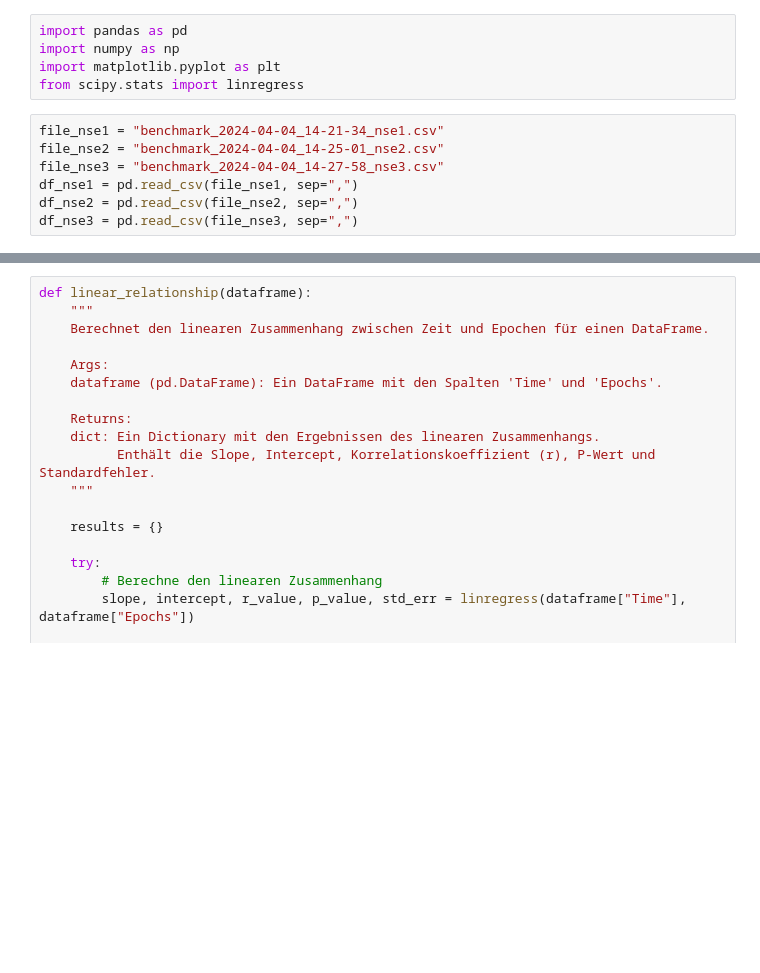
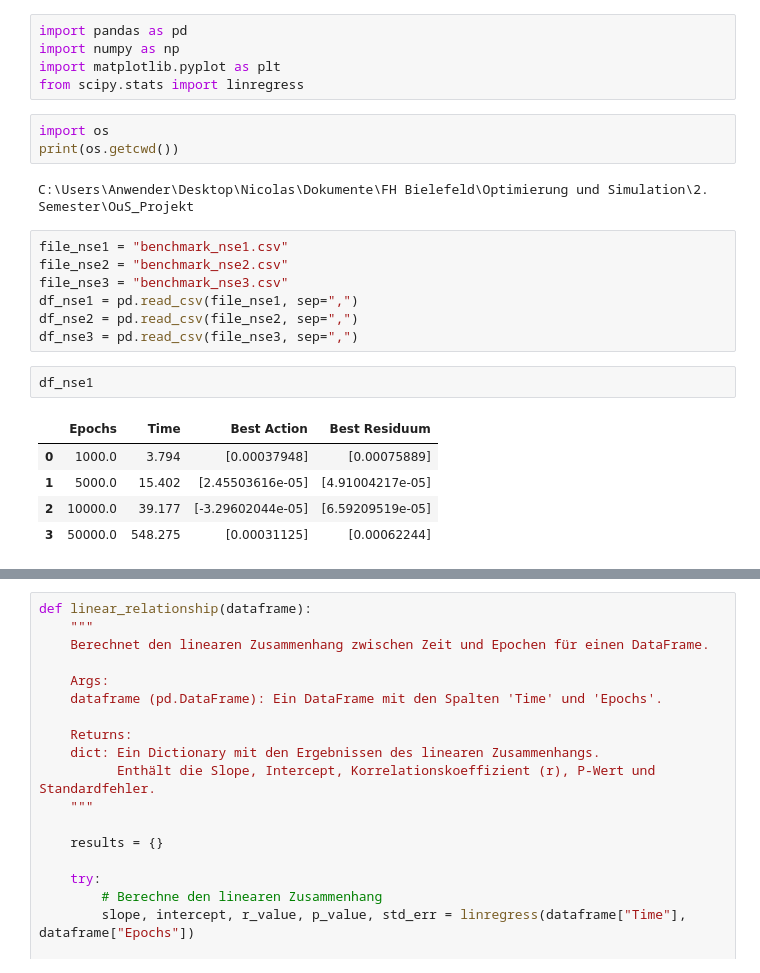
Before and after one commit to Nicolas2912/OuS_Projekt, a Jupyter notebook: benchmark_analysis.ipynb, the cells around one changed output, grey strips where cells are left out. Cells and saved outputs as stored; diff of their text form; blank space fills up the shorter version.

```diff
--- a/benchmark_analysis.ipynb
+++ b/benchmark_analysis.ipynb
@@ -3,13 +3,26 @@ import pandas as pd
 import numpy as np
 import matplotlib.pyplot as plt
 from scipy.stats import linregress
+# %%
+import os
+print(os.getcwd())
+# %% [output]
+C:\Users\Anwender\Desktop\Nicolas\Dokumente\FH Bielefeld\Optimierung und Simulation\2. Semester\OuS_Projekt
 # %%
-file_nse1 = "benchmark_2024-04-04_14-21-34_nse1.csv"
-file_nse2 = "benchmark_2024-04-04_14-25-01_nse2.csv"
-file_nse3 = "benchmark_2024-04-04_14-27-58_nse3.csv"
+file_nse1 = "benchmark_nse1.csv"
+file_nse2 = "benchmark_nse2.csv"
+file_nse3 = "benchmark_nse3.csv"
 df_nse1 = pd.read_csv(file_nse1, sep=",")
 df_nse2 = pd.read_csv(file_nse2, sep=",")
 df_nse3 = pd.read_csv(file_nse3, sep=",")
+# %%
+df_nse1
+# %% [output]
+|  | Epochs | Time | Best Action | Best Residuum |
+| 0 | 1000.0 | 3.794 | [0.00037948] | [0.00075889] |
+| 1 | 5000.0 | 15.402 | [2.45503616e-05] | [4.91004217e-05] |
+| 2 | 10000.0 | 39.177 | [-3.29602044e-05] | [6.59209519e-05] |
+| 3 | 50000.0 | 548.275 | [0.00031125] | [0.00062244] |
 # %%
 # Entferne die Klammern und konvertiere den Wert in einen float
 # Klammern entfernen und versuchen, die Werte in float umzuwandeln
```
Also changed, not shown: parts of 9 cells of this notebook, 3 other files.
